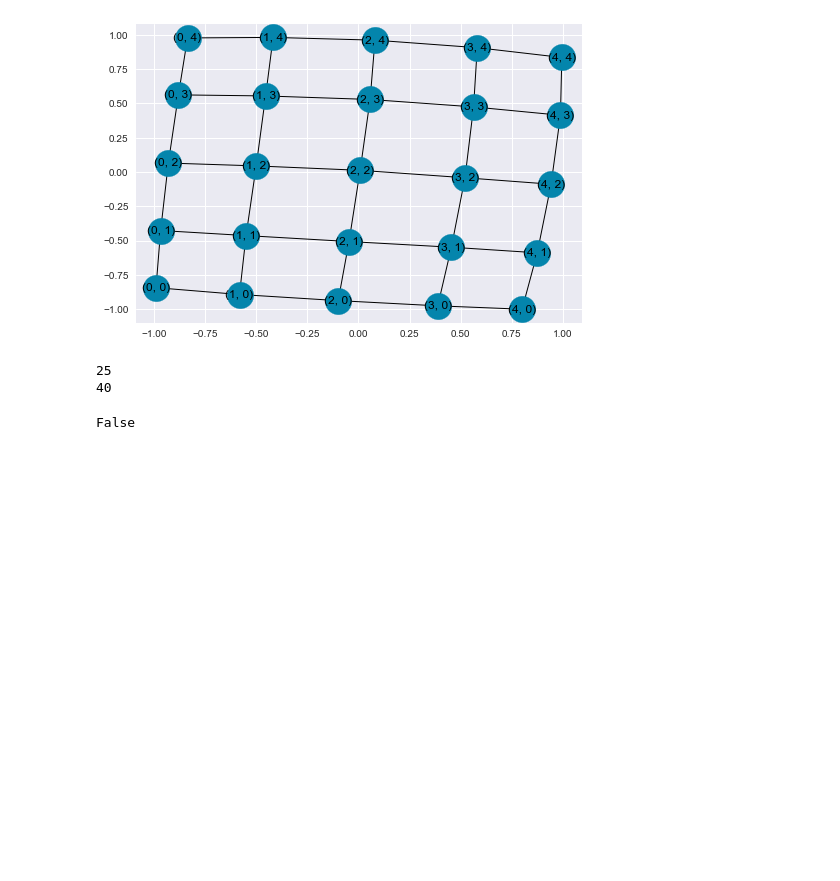
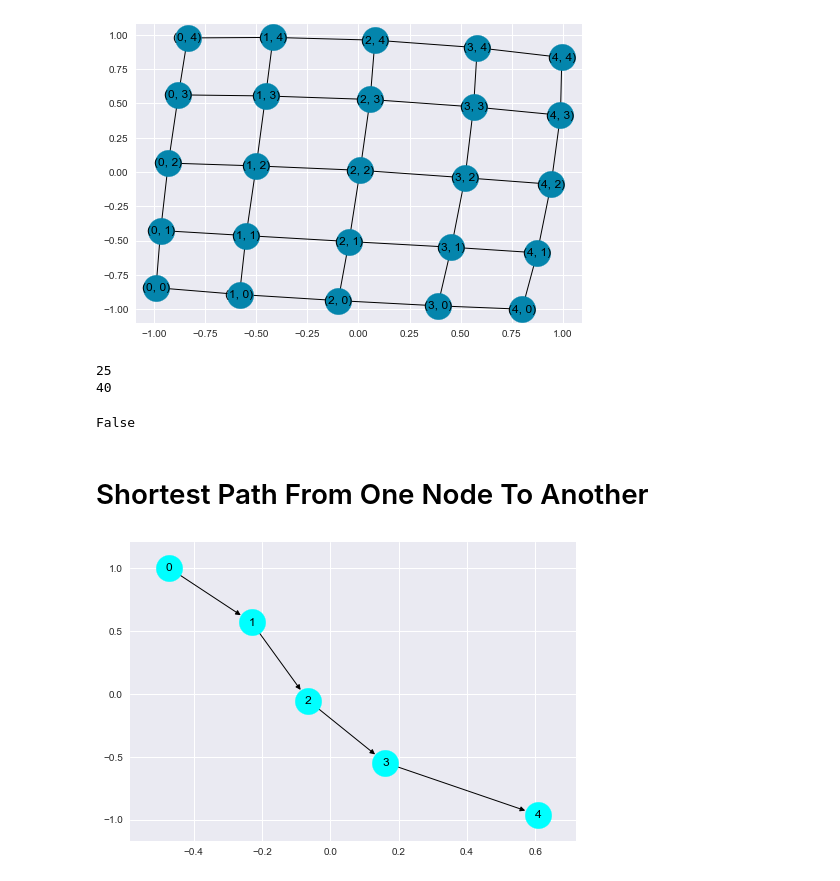
Before and after one commit to JayantGoel001/GraphsAndSocialNetworkAnalytics, a Jupyter notebook: Graph Using NetworkX.ipynb, the cells around one changed output. Saved outputs shown, nothing was run; the diff lists cells and outputs as text; code cells hidden in the pictures; blank space fills up the shorter version.

```diff
--- a/Graph Using NetworkX.ipynb
+++ b/Graph Using NetworkX.ipynb
@@ -375,3 +375,11 @@ print(gg.size())#Size Returns Number of edges
 print(gg.is_directed())
 # %% [output]
 False
+# %% [markdown]
+# Shortest Path From One Node To Another
+# %%
+N = nx.path_graph(5,create_using=nx.DiGraph())
+# %%
+showNetork(N,with_labels=True,node_color='cyan')
+# %% [output]
+[figure, added]
```
Also changed, not shown: parts of 3 cells of this notebook.
